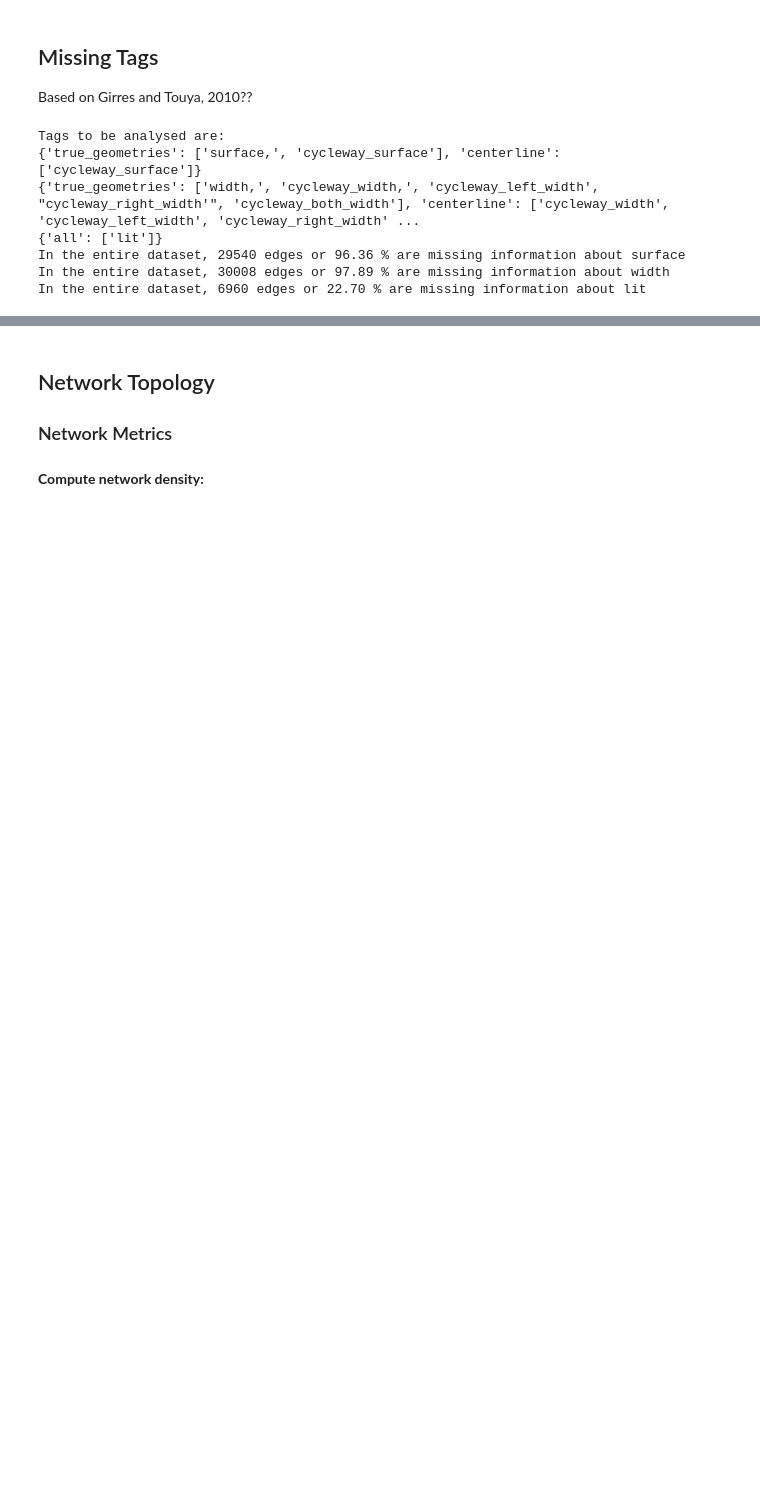
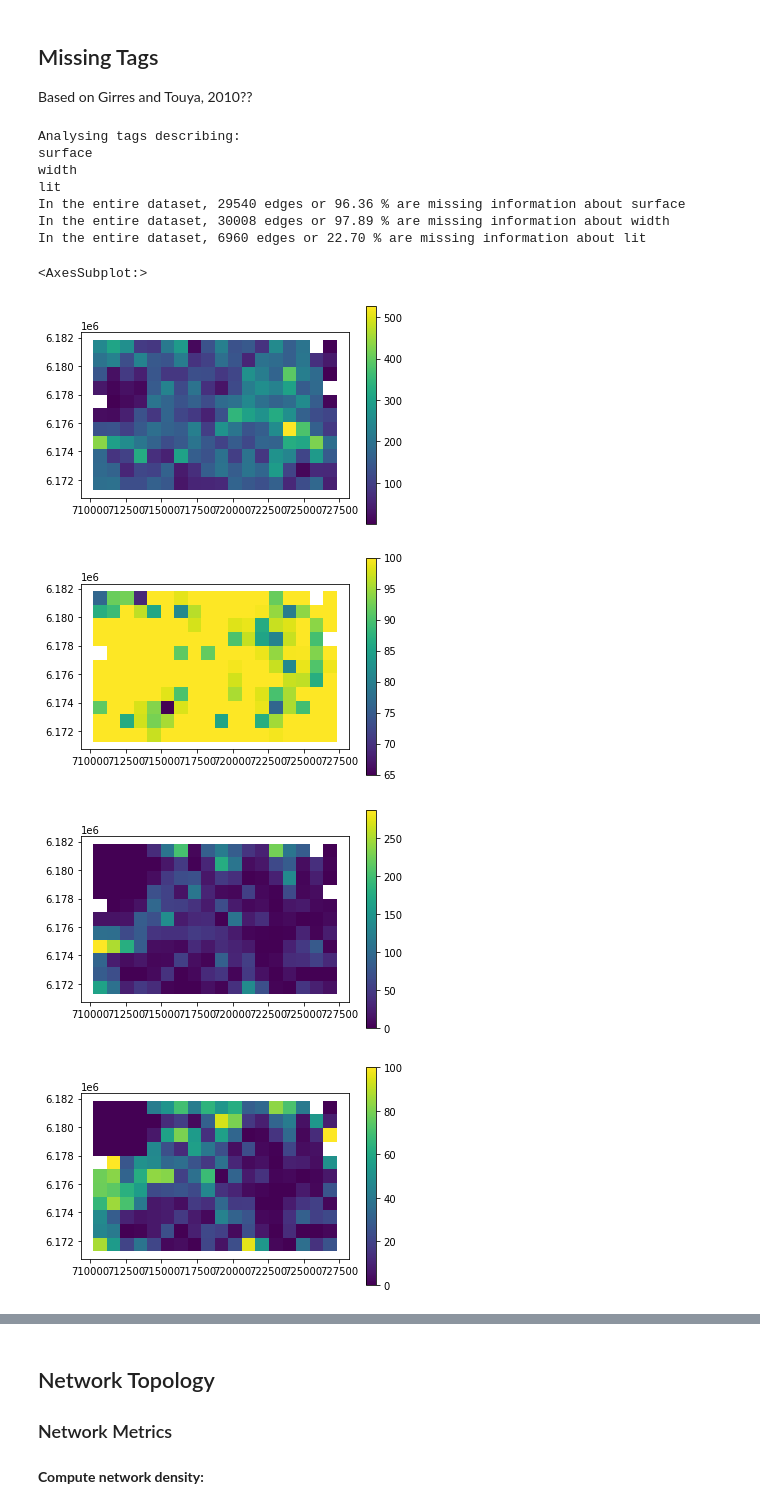
Before and after one commit to anerv/cycling_data_quality, a Jupyter notebook: scripts/intrinsic_analysis.ipynb, the cells around one changed output, grey strips where cells are left out. Drawn from its saved outputs; the diff is of its cells as text; code cells hidden in the pictures; blank space fills up the shorter version.

```diff
--- a/scripts/intrinsic_analysis.ipynb
+++ b/scripts/intrinsic_analysis.ipynb
@@ -72,20 +156,50 @@ def run_grid_analysis(grid, edges, nodes, func, args):
 
 Based on Girres and Touya, 2010??
 # %%
-print(f'Tags to be analysed are:')
-[print(value) for _, value in missing_tag_dict.items()]
+print(f'Analysing tags describing:')
+[print(key) for key, _ in missing_tag_dict.items()]
 
 missing_tags = ef.analyse_missing_tags(edges, missing_tag_dict)
 
 for key, value in missing_tags.items():
     print(f'In the entire dataset, {value} edges or {value/len(edges)*100:.2f} % are missing information about {key}')
 
-# TODO: Compute on a cell basis!
+
+results_dict = {}
+[run_grid_analysis(grid_id, edges_join, results_dict, ef.analyse_missing_tags, missing_tag_dict) for grid_id in grid_ids];
+
+results_df = pd.DataFrame.from_dict(results_dict, orient='index')
+cols = results_df.columns
+new_cols = ['missing_tags_'+c for c in cols]
+results_df.columns = new_cols
+results_df.reset_index(inplace=True)
+results_df.rename(columns={'index':'grid_id'}, inplace=True)
+
+grid = grid.merge(results_df, on='grid_id')
+
+for c in new_cols:
+    grid[c+'_pct'] = round(grid[c] / grid.count_edges * 100,2)
 # %% [output]
-Tags to be analysed are:
-{'true_geometries': ['surface,', 'cycleway_surface'], 'centerline': ['cycleway_surface']}
-{'true_geometries': ['width,', 'cycleway_width,', 'cycleway_left_width', "cycleway_right_width'", 'cycleway_both_width'], 'centerline': ['cycleway_width', 'cycleway_left_width', 'cycleway_right_width' ...
-{'all': ['lit']}
+Analysing tags describing:
+surface
+width
+lit
 In the entire dataset, 29540 edges or 96.36 % are missing information about surface
 In the entire dataset, 30008 edges or 97.89 % are missing information about width
 In the entire dataset, 6960 edges or 22.70 % are missing information about lit
+# %%
+#  TODO: Format plotting
+grid.plot(column='missing_tags_surface', legend=True)
+grid.plot(column='missing_tags_surface_pct', legend=True)
+
+grid.plot(column='missing_tags_lit', legend=True)
+grid.plot(column='missing_tags_lit_pct', legend=True)
+
+grid.plot(column='missing_tags_width', legend=True)
+grid.plot(column='missing_tags_width_pct', legend=True)
+# %% [output]
+<AxesSubplot:>
+[figure, added]
+[figure, added]
+[figure, added]
+[figure, added]
```
Also changed, not shown: parts of 30 cells of this notebook, 3 other files.
